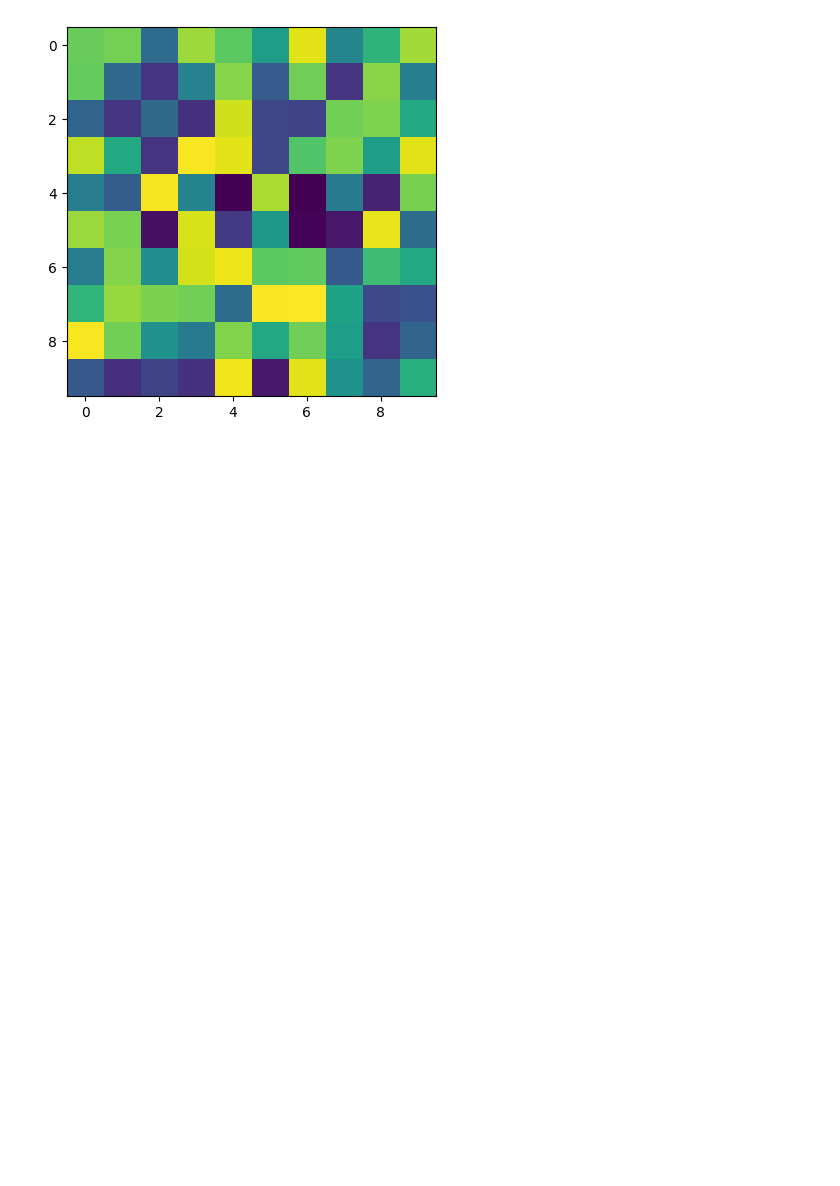
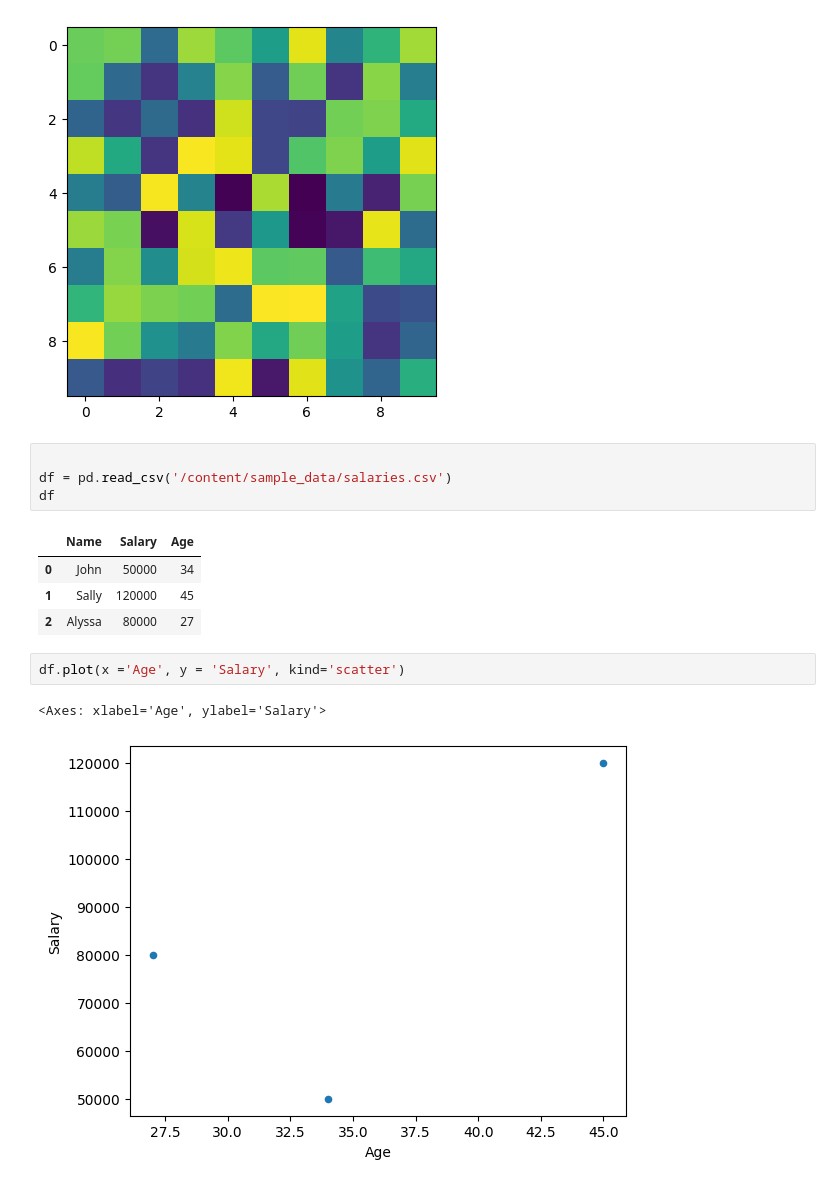
Before and after one commit to mamud1977/bootup, a Jupyter notebook: my_matplotlib.ipynb, the cells around one changed output. Cells and saved outputs as stored; diff of their text form; blank space fills up the shorter version.

```diff
--- a/my_matplotlib.ipynb
+++ b/my_matplotlib.ipynb
@@ -33,3 +33,17 @@ plt.imshow(mat2)
 # %% [output]
 <matplotlib.image.AxesImage at 0x...>
 [figure]
+# %%
+
+df = pd.read_csv('/content/sample_data/salaries.csv')
+df
+# %% [output]
+|  | Name | Salary | Age |
+| 0 | John | 50000 | 34 |
+| 1 | Sally | 120000 | 45 |
+| 2 | Alyssa | 80000 | 27 |
+# %%
+df.plot(x ='Age', y = 'Salary', kind='scatter')
+# %% [output]
+<Axes: xlabel='Age', ylabel='Salary'>
+[figure, added]
```
